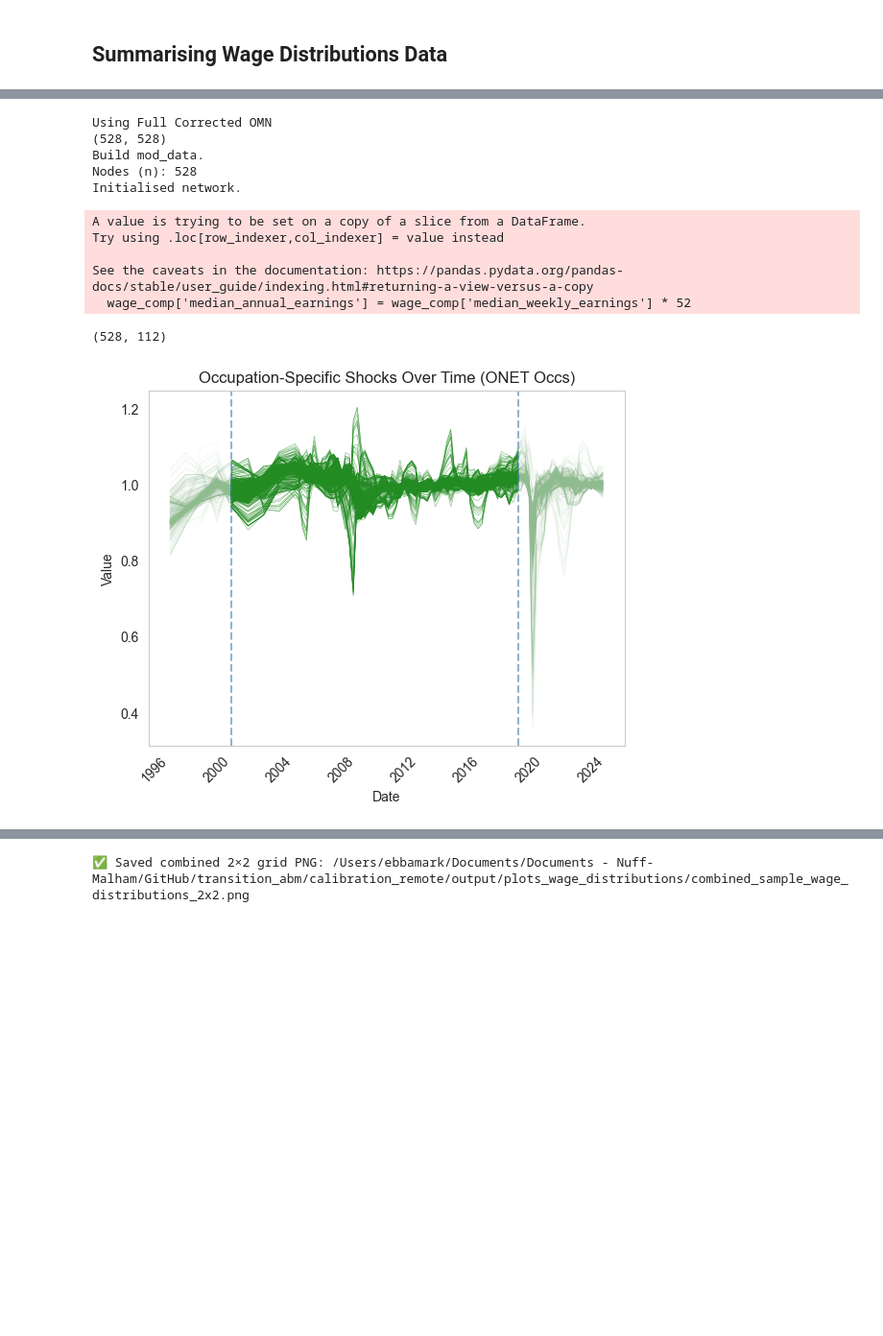
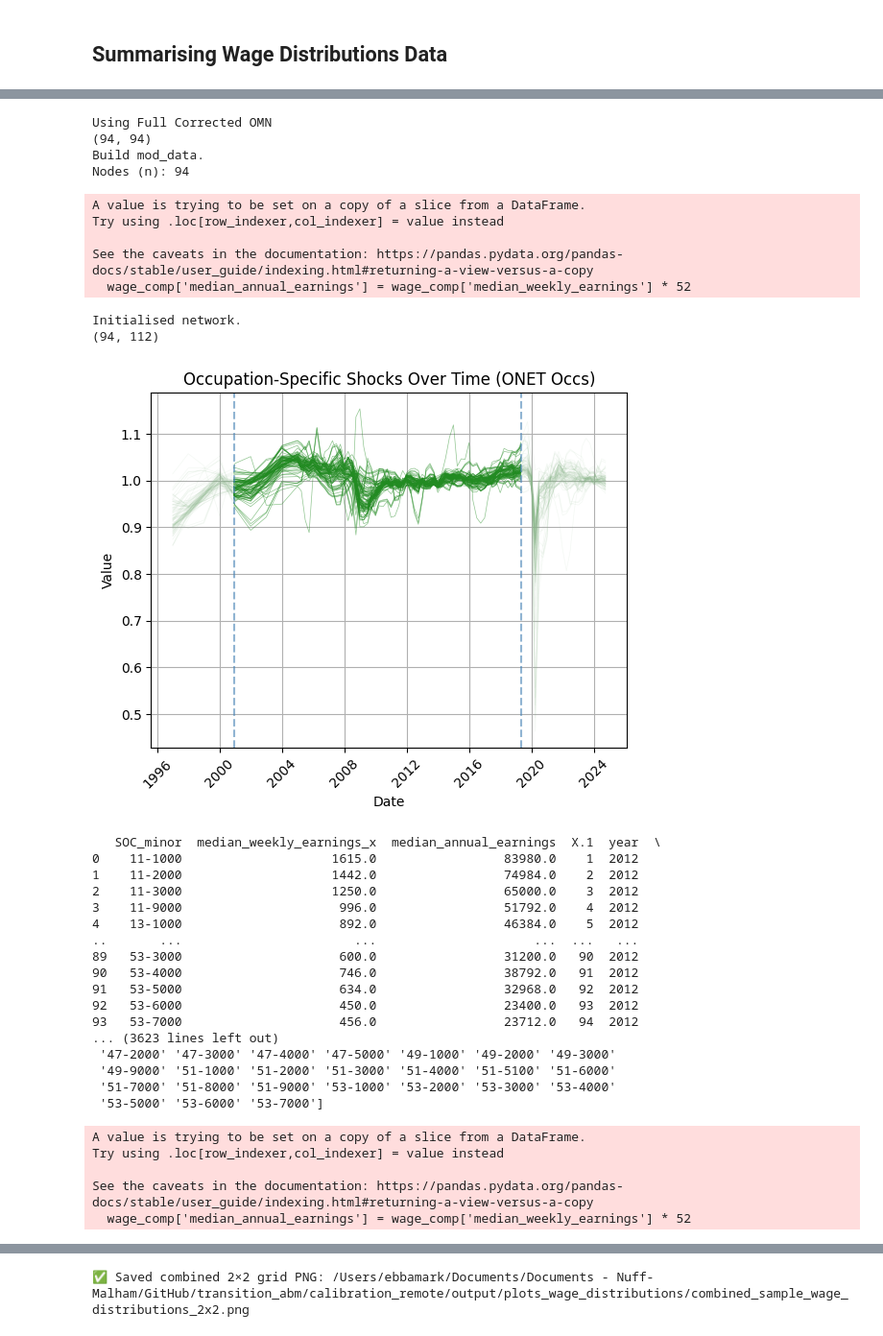
Before and after one commit to ebbam/transition_abm, a Jupyter notebook: calibration_remote/wage_distribution_summary.ipynb, the cells around one changed output, grey strips where cells are left out. Shown at 96% size. Cells and saved outputs as stored; diff of their text form; code cells hidden in the pictures; blank space fills up the shorter version.

Commit message:
wage distribution summary for smaller SOC network

```diff
--- a/calibration_remote/wage_distribution_summary.ipynb
+++ b/calibration_remote/wage_distribution_summary.ipynb
@@ -36,17 +36,26 @@ plt.show()
 # %%
 
-mod_data, net_temp, vacs, occ_ids, occ_shocks_dat = network_input_builder("full_omn")
+mod_data, net_temp, vacs, occ_ids, occ_shocks_dat = network_input_builder("omn_soc_minor", complete = False)
 
 # wage_comp = mod_data['wages']
-wage_comp = pd.read_csv(path +"calibration_remote/dRC_Replication/data/ipums_variables_full_omn_w_exp.csv", delimiter = ",")
-wage_comp = wage_comp[['acs_occ_code', 'median_weekly_earnings']]
+# wage_comp = pd.read_csv(path +"calibration_remote/dRC_Replication/data/ipums_variables_full_omn_w_exp.csv", delimiter = ",")
+# wage_comp = wage_comp[['acs_occ_code', 'median_weekly_earnings']]
+# wage_comp['median_annual_earnings'] = wage_comp['median_weekly_earnings'] * 52
+ipums_input = pd.read_csv(path + "calibration_remote/dRC_Replication/data/ipums_variables_SOC_minor_w_exp.csv", delimiter = ",")
+# wage_dist = pd.read_csv(path + "data/occ_macro_vars/OEWS/wage_distributions_full_omn.csv", compression='gzip',  delimiter=",", header = 0)
+wage_comp = ipums_input[['SOC_minor', 'median_weekly_earnings']]
 wage_comp['median_annual_earnings'] = wage_comp['median_weekly_earnings'] * 52
+wage_dist = pd.read_csv("~/Documents/Documents - Nuff-Malham/GitHub/transition_abm/data/occ_macro_vars/OEWS/wage_distributions_omn_soc_minor.csv", delimiter=",", header = 0)
+wage_full = wage_comp.merge(wage_dist, left_on='SOC_minor', right_on='SOC_minor', how='inner')
 
-wage_dist = pd.read_csv(path + "data/occ_macro_vars/OEWS/wage_distributions_full_omn.csv", compression='gzip',  delimiter=",", header = 0)
+#occ_ids = pd.read_csv("/Users/ebbamark/OneDrive - Nexus365/GenerateOccMobNets/data/occ_names_employment_asec_occ.csv", delimiter=",")[['Code', 'Label']]
+occ_ids = pd.read_csv("/Users/ebbamark/OneDrive - Nexus365/GenerateOccMobNets/data/soc_2010_minor_codes_employment_asec.csv", delimiter=",")[['SOC']]
+occ_ids['Label'] = occ_ids['SOC']
+occ_ids['acs_occ_code'] = occ_ids['SOC']
+occ_ids = occ_ids.rename(columns={"Label": "label", "SOC": "Code"})
+occ_ids['id'] = occ_ids.index.values
 
-occ_ids = pd.read_csv("/Users/ebbamark/OneDrive - Nexus365/GenerateOccMobNets/data/occ_names_employment_asec_occ.csv", delimiter=",")[['Code', 'Label']]
-occ_ids = occ_ids.rename(columns={"Label": "label"})
-occ_ids['id'] = occ_ids.index.values
+wage_full = wage_full.merge(occ_ids, left_on = "SOC_minor", right_on = "Code")
 
 def fit_lognormal_all(p10, p25, p50, p75, p90):
     """Fit lognormal parameters (mu, sigma) to multiple percentiles."""
@@ -63,11 +72,9 @@ def fit_lognormal_all(p10, p25, p50, p75, p90):
 
     return result.x  # (mu, sigma)
 
-
-wage_full = wage_comp.merge(wage_dist, left_on='acs_occ_code', right_on='acs_occ_code', how='inner')
-
-
+print(wage_full)
 def draw_samples_safe(row, n_draws):
+    print(row)
     # calculate mu/sigma from percentiles
     mu_calc, sigma_calc = fit_lognormal_all(
         row['a_pct10'], row['a_pct25'], row['a_median'], row['a_pct75'], row['a_pct90']
@@ -97,38 +104,61 @@ def draw_samples_safe(row, n_draws):
     sd = 0.05 * median
     normal_draws = np.random.normal(median, sd, n_draws)
     normal_draws = np.clip(normal_draws, 0, None)
 
-    old_median = float(row['median_weekly_earnings'] * 52)
+    old_median = float(row['median_annual_earnings'])
     old_sd = 0.05 * old_median
     old_draws = np.random.normal(old_median, old_sd, n_draws)
     old_draws = np.clip(old_draws, 0, None)
 
     return pd.DataFrame({
-        'occupation': row.get('acs_occ_code', 'unknown'),
+        'occupation': row.get('acs_occ_code','unknown'),
         'occupation_name': (
             occ_ids.loc[occ_ids['Code'] == row.get('acs_occ_code', -1), 'label'].values[0]
             if not occ_ids.loc[occ_ids['Code'] == row.get('acs_occ_code', -1)].empty else 'unknown'
         ),
         'lognormal_draw': lognorm_draws,
         'normal_median_draw': normal_draws,
         'old_median_draw': old_draws
     })
 
 samples = pd.concat(
     wage_full.apply(draw_samples_safe, axis=1, args=(1000,)).values,
     ignore_index=True
 )
+print(samples['occupation'].unique())
 # %% [output]
 Using Full Corrected OMN
-(528, 528)
+(94, 94)
 Build mod_data.
-Nodes (n): 528
-Initialised network.
+Nodes (n): 94
 A value is trying to be set on a copy of a slice from a DataFrame.
 Try using .loc[row_indexer,col_indexer] = value instead
 
 See the caveats in the documentation: https://pandas.pydata.org/pandas-docs/stable/user_guide/indexing.html#returning-a-view-versus-a-copy
   wage_comp['median_annual_earnings'] = wage_comp['median_weekly_earnings'] * 52
-(528, 112)
+Initialised network.
+(94, 112)
-[figure, old version]
+[figure, new version]
+   SOC_minor  median_weekly_earnings_x  median_annual_earnings  X.1  year  \
+0    11-1000                    1615.0                 83980.0    1  2012
+1    11-2000                    1442.0                 74984.0    2  2012
+2    11-3000                    1250.0                 65000.0    3  2012
+3    11-9000                     996.0                 51792.0    4  2012
+4    13-1000                     892.0                 46384.0    5  2012
+..       ...                       ...                     ...  ...   ...
+89   53-3000                     600.0                 31200.0   90  2012
+90   53-4000                     746.0                 38792.0   91  2012
+91   53-5000                     634.0                 32968.0   92  2012
+92   53-6000                     450.0                 23400.0   93  2012
+93   53-7000                     456.0                 23712.0   94  2012
+... (3623 lines left out)
+ '47-2000' '47-3000' '47-4000' '47-5000' '49-1000' '49-2000' '49-3000'
+ '49-9000' '51-1000' '51-2000' '51-3000' '51-4000' '51-5100' '51-6000'
+ '51-7000' '51-8000' '51-9000' '53-1000' '53-2000' '53-3000' '53-4000'
+ '53-5000' '53-6000' '53-7000']
+A value is trying to be set on a copy of a slice from a DataFrame.
+Try using .loc[row_indexer,col_indexer] = value instead
+
+See the caveats in the documentation: https://pandas.pydata.org/pandas-docs/stable/user_guide/indexing.html#returning-a-view-versus-a-copy
+  wage_comp['median_annual_earnings'] = wage_comp['median_weekly_earnings'] * 52
 # %%
```
Also changed, not shown: parts of 4 cells of this notebook.
